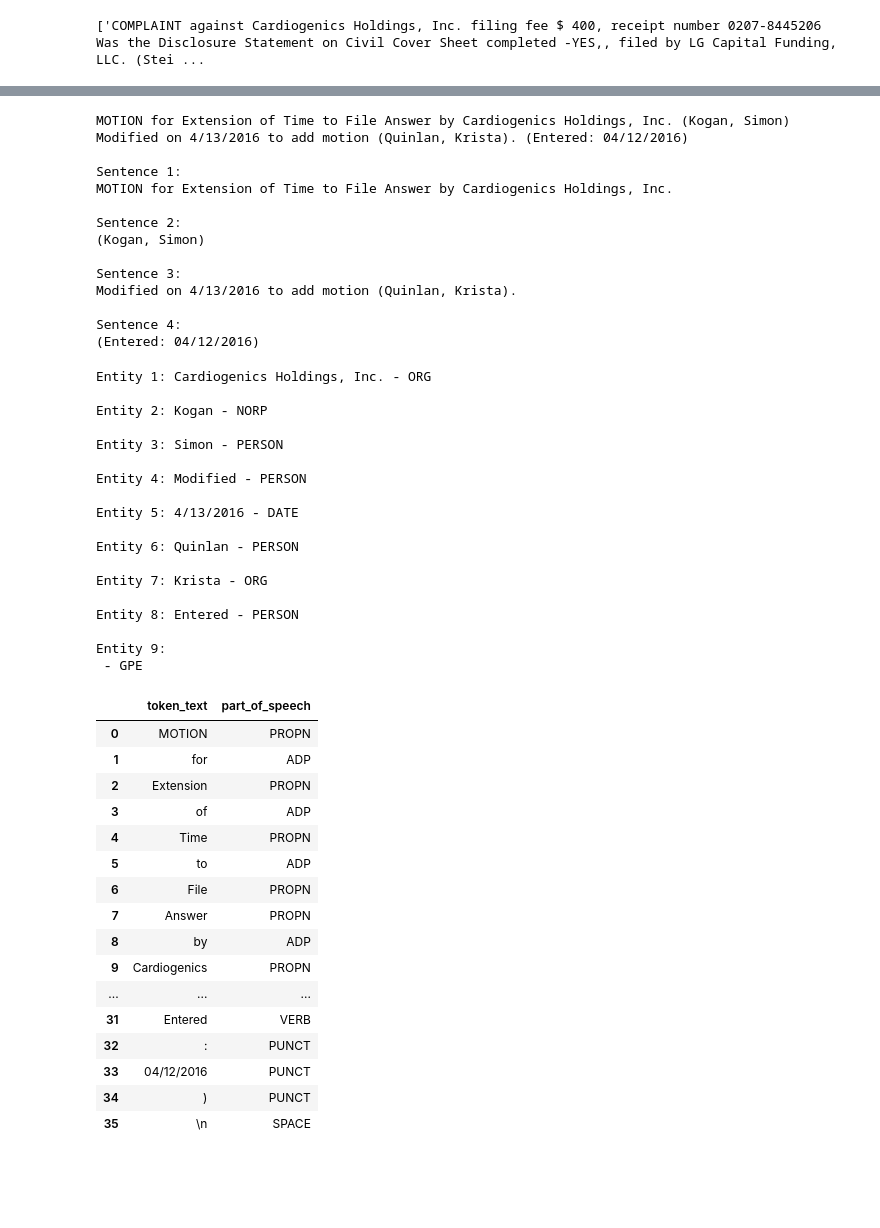
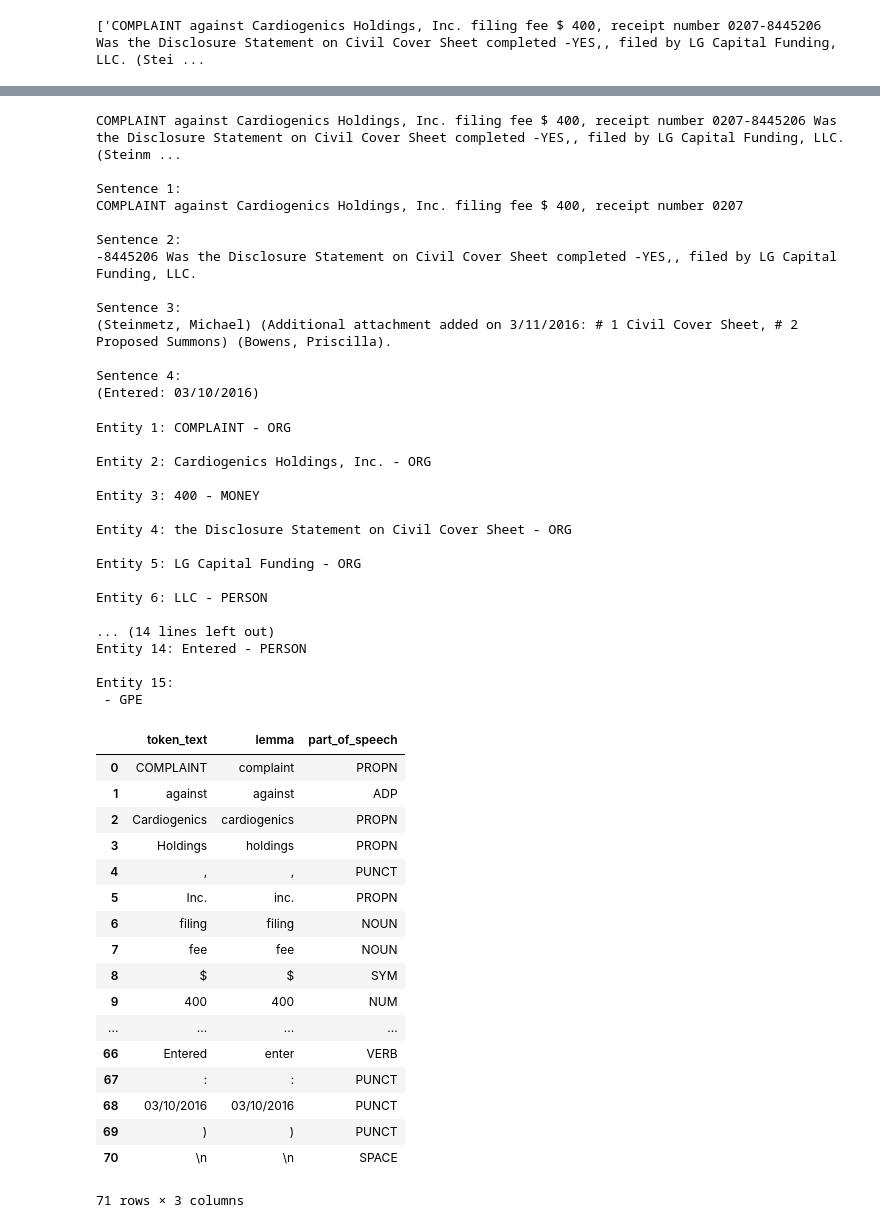
Before and after one commit to a35931chi/AI-Paralegal, a Jupyter notebook: application to docket texts.ipynb, the cells around one changed output, grey strips where cells are left out. Drawn from its saved outputs; the diff is of its cells as text; code cells hidden in the pictures; blank space fills up the shorter version.

```diff
--- a/application to docket texts.ipynb
+++ b/application to docket texts.ipynb
@@ -166,6 +171,6 @@ EXHIBIT C - Notice of Conversion by LG Capital Funding, LLC. Related document: 1
 # %%
 # extracting a review for testing
-n_th_review = 10
+n_th_review = 0
 with codecs.open(docket_txt_filepath, encoding = 'utf_8') as f:
     sample_review = list(it.islice(f, n_th_review, n_th_review + 1))[0]
 
@@ -181,65 +186,67 @@ for num, sentence in enumerate(parsed_review.sents):
     print(sentence)
     print('')
 # %% [output]
-MOTION for Extension of Time to File Answer by Cardiogenics Holdings, Inc. (Kogan, Simon) Modified on 4/13/2016 to add motion (Quinlan, Krista). (Entered: 04/12/2016)
+COMPLAINT against Cardiogenics Holdings, Inc. filing fee $ 400, receipt number 0207-8445206 Was the Disclosure Statement on Civil Cover Sheet completed -YES,, filed by LG Capital Funding, LLC. (Steinm ...
 
 Sentence 1:
-MOTION for Extension of Time to File Answer by Cardiogenics Holdings, Inc.
+COMPLAINT against Cardiogenics Holdings, Inc. filing fee $ 400, receipt number 0207
 
 Sentence 2:
-(Kogan, Simon)
+-8445206 Was the Disclosure Statement on Civil Cover Sheet completed -YES,, filed by LG Capital Funding, LLC.
 
 Sentence 3:
-Modified on 4/13/2016 to add motion (Quinlan, Krista).
+(Steinmetz, Michael) (Additional attachment added on 3/11/2016: # 1 Civil Cover Sheet, # 2 Proposed Summons) (Bowens, Priscilla).
 
 Sentence 4:
-(Entered: 04/12/2016)
+(Entered: 03/10/2016)
 # %%
 #we can also look at entities, note that this result is not great
 for num, entity in enumerate(parsed_review.ents):
     print('Entity {}:'.format(num + 1), entity, '-', entity.label_)
     print('')
 # %% [output]
-Entity 1: Cardiogenics Holdings, Inc. - ORG
+Entity 1: COMPLAINT - ORG
 
-Entity 2: Kogan - NORP
+Entity 2: Cardiogenics Holdings, Inc. - ORG
 
-Entity 3: Simon - PERSON
+Entity 3: 400 - MONEY
 
-Entity 4: Modified - PERSON
+Entity 4: the Disclosure Statement on Civil Cover Sheet - ORG
 
-Entity 5: 4/13/2016 - DATE
+Entity 5: LG Capital Funding - ORG
 
-Entity 6: Quinlan - PERSON
+Entity 6: LLC - PERSON
 
-Entity 7: Krista - ORG
+... (14 lines left out)
+Entity 14: Entered - PERSON
 
-Entity 8: Entered - PERSON
-
-Entity 9:
+Entity 15:
  - GPE
 # %%
+#looking at parts of speech
 token_text = [token.orth_ for token in parsed_review] #Verbatim text content
+token_lemma = [token.lemma_ for token in parsed_review] #lemmatization
 token_pos = [token.pos_ for token in parsed_review] #part-of-speech.
 
-pd.DataFrame(list(zip(token_text, token_pos)), columns=['token_text', 'part_of_speech'])
+pd.DataFrame(list(zip(token_text, token_lemma, token_pos)), columns=['token_text', 'lemma', 'part_of_speech'])
 #remove when token.pos_ in ['PUNCT', 'SYM', 'NUM', 'PUNCT', 'SPACE']
 # %% [output]
-|  | token_text | part_of_speech |
-| 0 | MOTION | PROPN |
-| 1 | for | ADP |
-| 2 | Extension | PROPN |
-| 3 | of | ADP |
-| 4 | Time | PROPN |
-| 5 | to | ADP |
-| 6 | File | PROPN |
-| 7 | Answer | PROPN |
-| 8 | by | ADP |
-| 9 | Cardiogenics | PROPN |
-| ... | ... | ... |
-| 31 | Entered | VERB |
-| 32 | : | PUNCT |
-| 33 | 04/12/2016 | PUNCT |
-| 34 | ) | PUNCT |
-| 35 | \n | SPACE |
+|  | token_text | lemma | part_of_speech |
+| 0 | COMPLAINT | complaint | PROPN |
+| 1 | against | against | ADP |
+| 2 | Cardiogenics | cardiogenics | PROPN |
+| 3 | Holdings | holdings | PROPN |
+| 4 | , | , | PUNCT |
+| 5 | Inc. | inc. | PROPN |
+| 6 | filing | filing | NOUN |
+| 7 | fee | fee | NOUN |
+| 8 | $ | $ | SYM |
+| 9 | 400 | 400 | NUM |
+| ... | ... | ... | ... |
+| 66 | Entered | enter | VERB |
+| 67 | : | : | PUNCT |
+| 68 | 03/10/2016 | 03/10/2016 | PUNCT |
+| 69 | ) | ) | PUNCT |
+| 70 | \n | \n | SPACE |
+71 rows × 3 columns
 # %%
```
Also changed, not shown: parts of 50 cells of this notebook, 18 other files.
